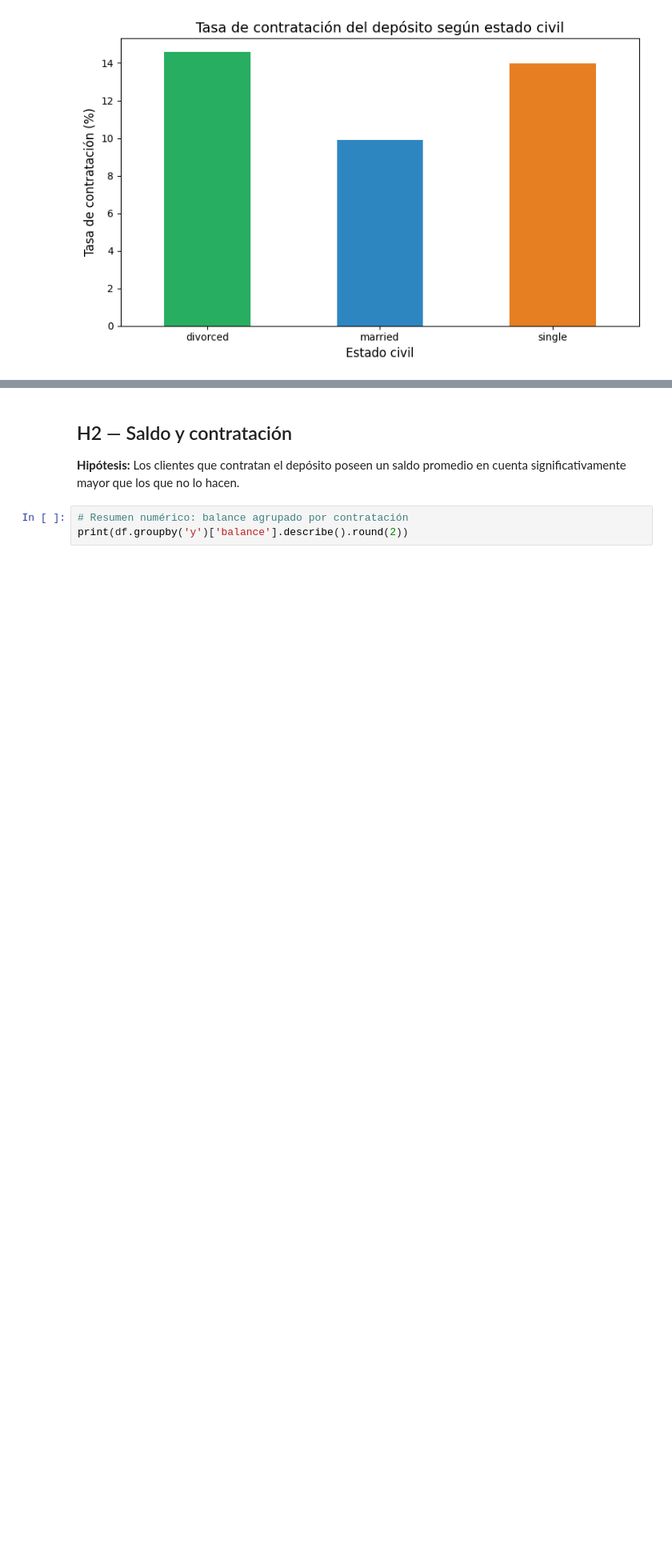
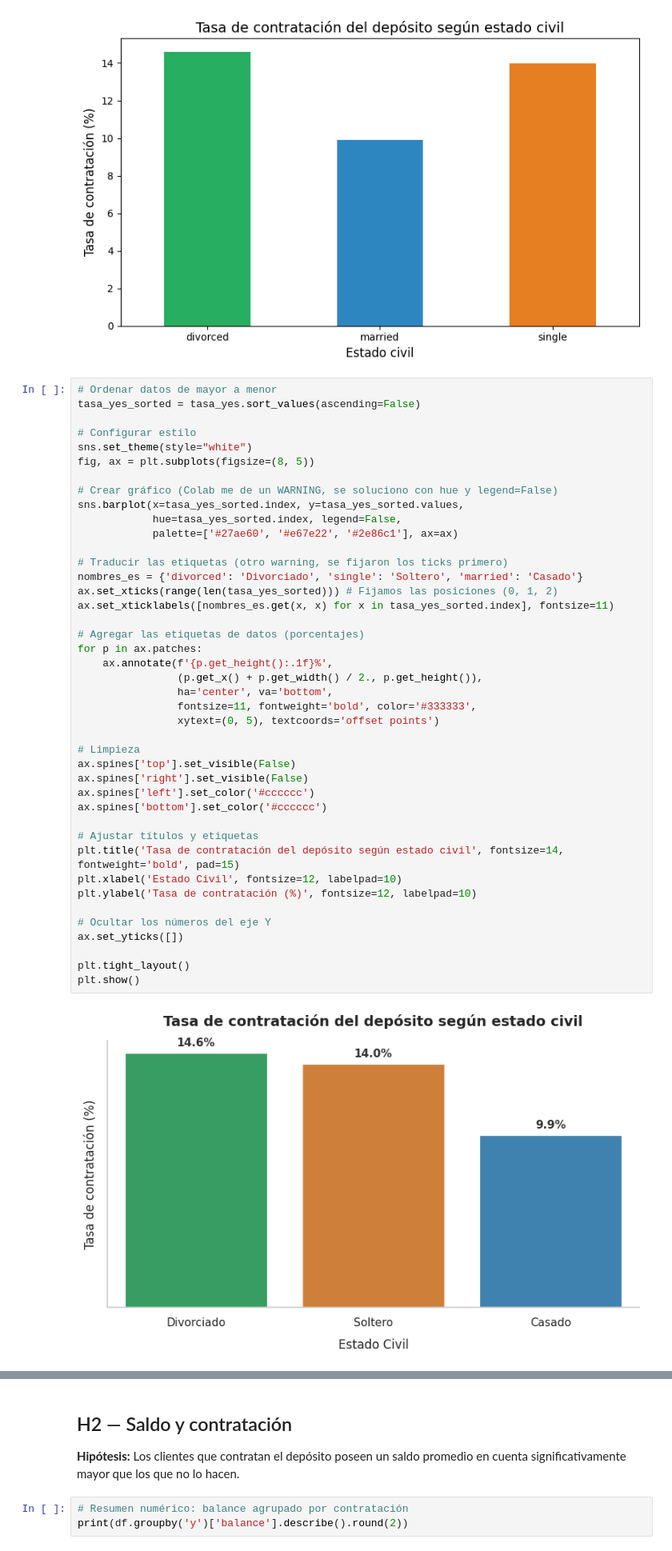
Before and after one commit to F-Boivin/ProyectoDSParteI-Boivin, a Jupyter notebook: ProyectoDSParte1_Felipe_Boivin.ipynb, the cells around one changed output, grey strips where cells are left out. Shown at 80% size. Cells and saved outputs as stored; diff of their text form; blank space fills up the shorter version.

```diff
--- a/ProyectoDSParte1_Felipe_Boivin.ipynb
+++ b/ProyectoDSParte1_Felipe_Boivin.ipynb
@@ -223,4 +224,48 @@ plt.tight_layout()
 plt.show()
 # %% [output]
 [figure]
+# %%
+# Ordenar datos de mayor a menor
+tasa_yes_sorted = tasa_yes.sort_values(ascending=False)
+
+# Configurar estilo
+sns.set_theme(style="white")
+fig, ax = plt.subplots(figsize=(8, 5))
+
+# Crear gráfico (Colab me de un WARNING, se soluciono con hue y legend=False)
+sns.barplot(x=tasa_yes_sorted.index, y=tasa_yes_sorted.values,
+            hue=tasa_yes_sorted.index, legend=False,
+            palette=['#27ae60', '#e67e22', '#2e86c1'], ax=ax)
+
+# Traducir las etiquetas (otro warning, se fijaron los ticks primero)
+nombres_es = {'divorced': 'Divorciado', 'single': 'Soltero', 'married': 'Casado'}
+ax.set_xticks(range(len(tasa_yes_sorted))) # Fijamos las posiciones (0, 1, 2)
+ax.set_xticklabels([nombres_es.get(x, x) for x in tasa_yes_sorted.index], fontsize=11)
+
+# Agregar las etiquetas de datos (porcentajes)
+for p in ax.patches:
+    ax.annotate(f'{p.get_height():.1f}%',
+                (p.get_x() + p.get_width() / 2., p.get_height()),
+                ha='center', va='bottom',
+                fontsize=11, fontweight='bold', color='#333333',
+                xytext=(0, 5), textcoords='offset points')
+
+# Limpieza
+ax.spines['top'].set_visible(False)
+ax.spines['right'].set_visible(False)
+ax.spines['left'].set_color('#cccccc')
+ax.spines['bottom'].set_color('#cccccc')
+
+# Ajustar títulos y etiquetas
+plt.title('Tasa de contratación del depósito según estado civil', fontsize=14, fontweight='bold', pad=15)
+plt.xlabel('Estado Civil', fontsize=12, labelpad=10)
+plt.ylabel('Tasa de contratación (%)', fontsize=12, labelpad=10)
+
+# Ocultar los números del eje Y
+ax.set_yticks([])
+
+plt.tight_layout()
+plt.show()
+# %% [output]
+[figure, added]
 # %% [markdown]
```
Also changed, not shown: parts of 10 cells of this notebook.
